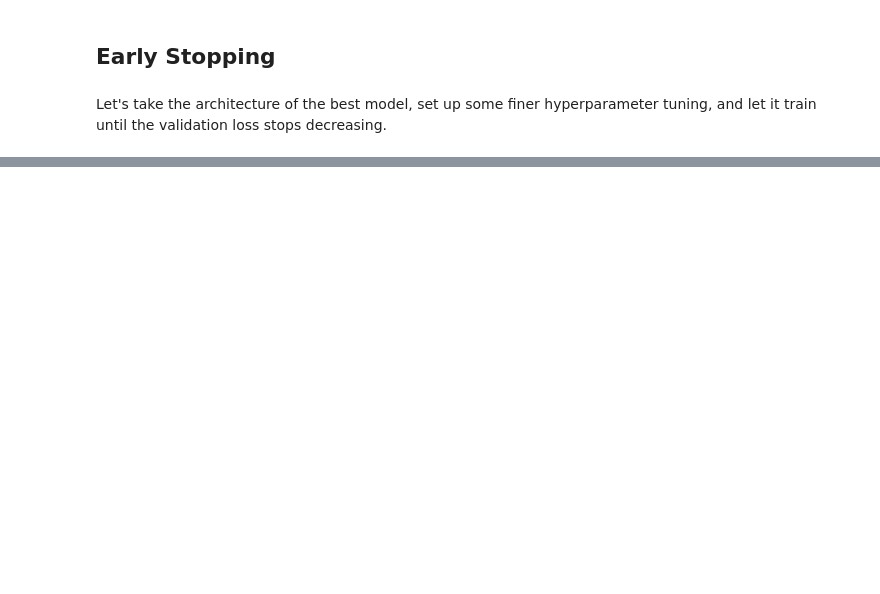
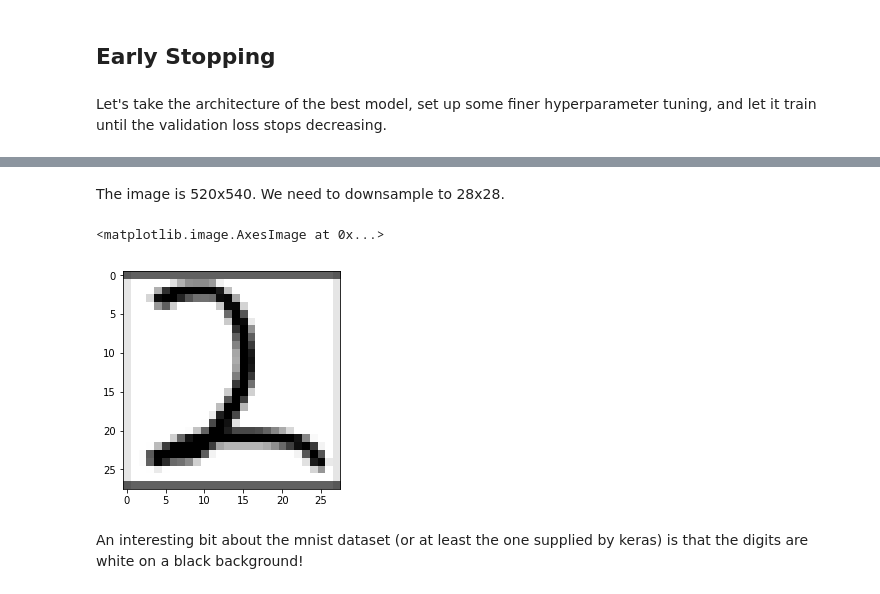
Before and after one commit to Brennan11/MNIST-Classification, a Jupyter notebook: mnist.ipynb, the cells around one changed output, grey strips where cells are left out. Drawn from its saved outputs; the diff is of its cells as text; code cells hidden in the pictures; blank space fills up the shorter version.

```diff
--- a/mnist.ipynb
+++ b/mnist.ipynb
@@ -669,0 +610,17 @@ errors = list(np.where((ypred4 == ytest) == False)[0])
+# %%
+def get_square(image,square_size):
+
+    height,width=image.shape
+    if(height>width):
+      differ=height
+    else:
+      differ=width
+    differ+=4
+
+    mask = np.zeros((differ,differ), dtype="uint8")
+    x_pos=int((differ-width)/2)
+    y_pos=int((differ-height)/2)
+    mask[y_pos:y_pos+height,x_pos:x_pos+width]=image[0:height,0:width]
+    mask=cv2.resize(mask,(square_size,square_size),interpolation=cv2.INTER_AREA)
+
+    return mask
@@ -669,0 +745,10 @@ errors = list(np.where((ypred4 == ytest) == False)[0])
+# %% [markdown]
+The image is 520x540. We need to downsample to 28x28.
+# %%
+n2s = get_square(n2r, 28)
+plt.imshow(n2s, cmap = "gray")
+# %% [output]
+<matplotlib.image.AxesImage at 0x...>
+[figure, added]
+# %% [markdown]
+An interesting bit about the mnist dataset (or at least the one supplied by keras) is that the digits are white on a black background!
```
Also changed, not shown: parts of 44 cells of this notebook.
